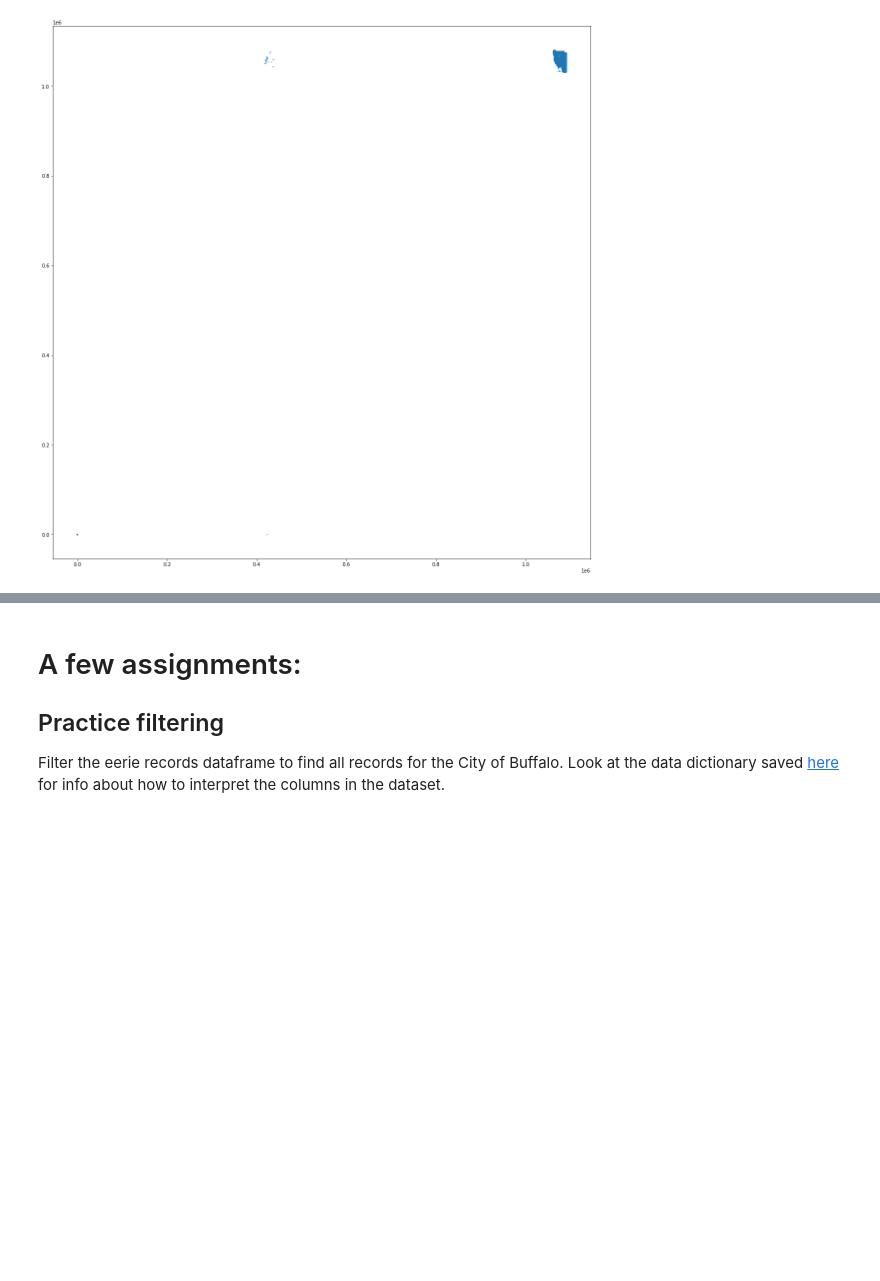
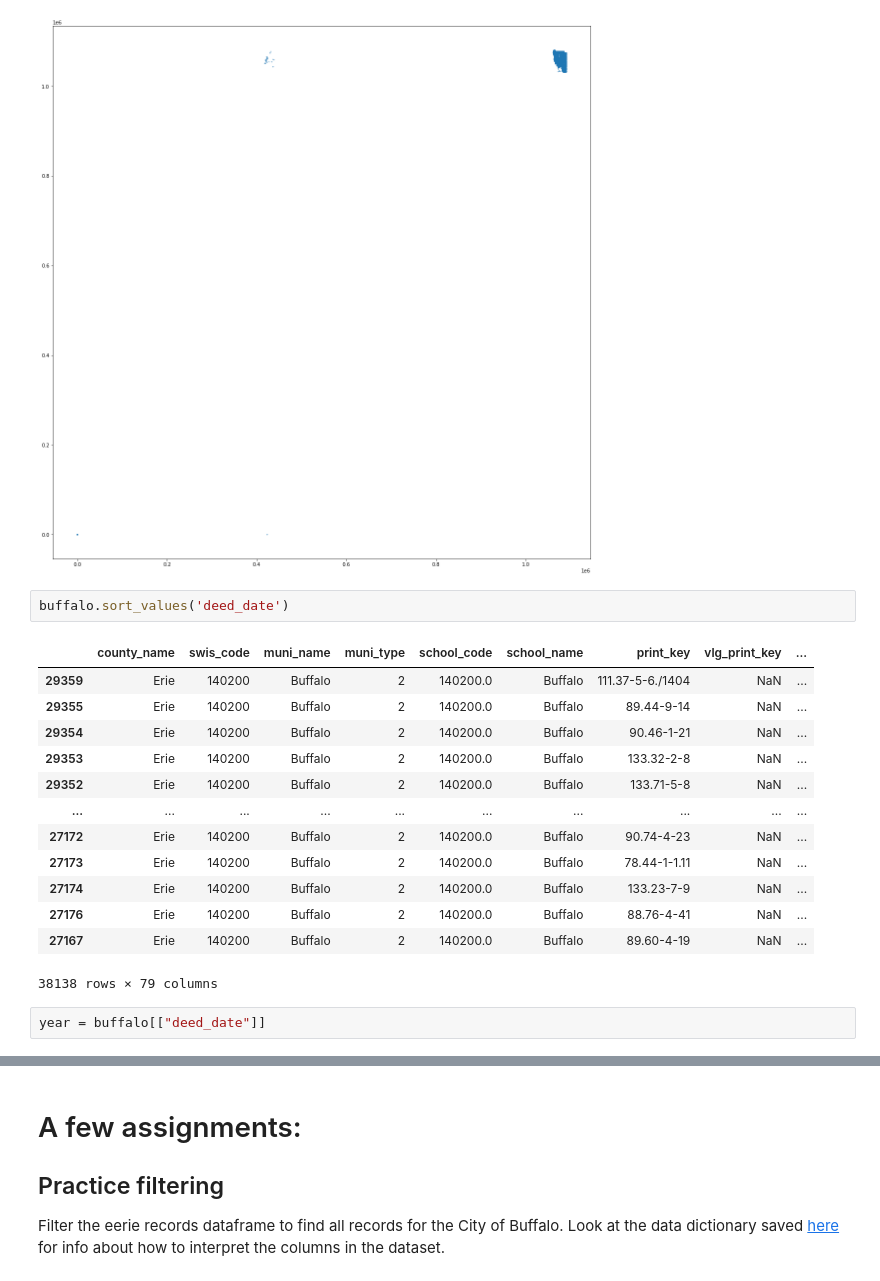
Before and after one commit to CenterForSpatialResearch/investors-ny, a Jupyter notebook: ny-investor-classification.ipynb, the cells around one changed output, grey strips where cells are left out. Drawn from its saved outputs; the diff is of its cells as text; blank space fills up the shorter version.

Commit message:
attempted plotting by year, tagging investors

```diff
--- a/ny-investor-classification.ipynb
+++ b/ny-investor-classification.ipynb
@@ -83,3 +83,21 @@ gdf.plot(figsize=(20,20),markersize=.5)
 # %% [output]
 <AxesSubplot:>
 [figure]
+# %%
+buffalo.sort_values('deed_date')
+# %% [output]
+|  | county_name | swis_code | muni_name | muni_type | school_code | school_name | print_key | vlg_print_key | ... |
+| 29359 | Erie | 140200 | Buffalo | 2 | 140200.0 | Buffalo | 111.37-5-6./1404 | NaN | ... |
+| 29355 | Erie | 140200 | Buffalo | 2 | 140200.0 | Buffalo | 89.44-9-14 | NaN | ... |
+| 29354 | Erie | 140200 | Buffalo | 2 | 140200.0 | Buffalo | 90.46-1-21 | NaN | ... |
+| 29353 | Erie | 140200 | Buffalo | 2 | 140200.0 | Buffalo | 133.32-2-8 | NaN | ... |
+| 29352 | Erie | 140200 | Buffalo | 2 | 140200.0 | Buffalo | 133.71-5-8 | NaN | ... |
+| ... | ... | ... | ... | ... | ... | ... | ... | ... | ... |
+| 27172 | Erie | 140200 | Buffalo | 2 | 140200.0 | Buffalo | 90.74-4-23 | NaN | ... |
+| 27173 | Erie | 140200 | Buffalo | 2 | 140200.0 | Buffalo | 78.44-1-1.11 | NaN | ... |
+| 27174 | Erie | 140200 | Buffalo | 2 | 140200.0 | Buffalo | 133.23-7-9 | NaN | ... |
+| 27176 | Erie | 140200 | Buffalo | 2 | 140200.0 | Buffalo | 88.76-4-41 | NaN | ... |
+| 27167 | Erie | 140200 | Buffalo | 2 | 140200.0 | Buffalo | 89.60-4-19 | NaN | ... |
+38138 rows × 79 columns
+# %%
+year = buffalo[["deed_date"]]
```
Also changed, not shown: parts of 7 cells of this notebook.
